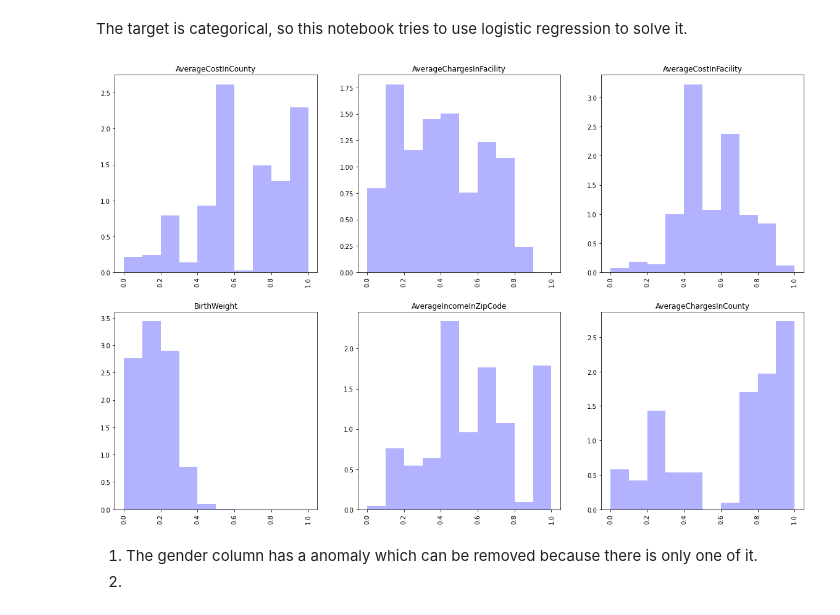
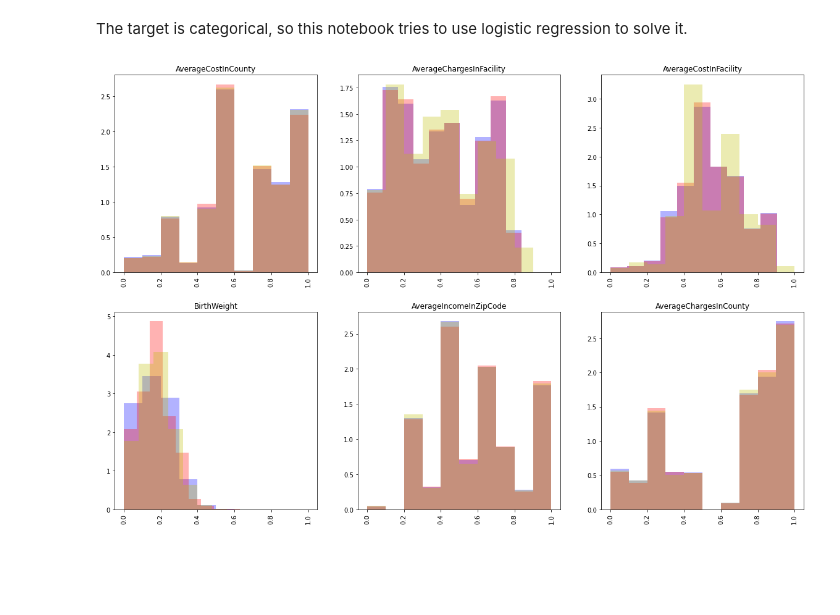
Before and after one commit to qinqin65/MachineLerningAssignment1, a Jupyter notebook: s3805989_assignment1.ipynb, the cells around one changed output. Drawn from its saved outputs; the diff is of its cells as text; code cells hidden in the pictures; blank space fills up the shorter version.

Commit message:
logistic regresion with poor performance

```diff
--- a/s3805989_assignment1.ipynb
+++ b/s3805989_assignment1.ipynb
@@ -262,23 +268,42 @@ The target is categorical, so this notebook tries to use logistic regression to
 # data copy
 data_for_logistical_rgression = data.copy()
 # %%
-features_scaled = features[numerical_attributes].copy()
+# data scaling
+transform_attributes = ['AverageCostInFacility', 'AverageIncomeInZipCode']
+powertransformer = PowerTransformer(standardize=False).fit(data_for_logistical_rgression.loc[:, transform_attributes])
+data_for_logistical_rgression.loc[:, transform_attributes] = powertransformer.transform(data_for_logistical_rgression.loc[:, transform_attributes])
 
-transform_attributes = ['AverageCostInFacility', 'AverageIncomeInZipCode']
-powertransformer = PowerTransformer(standardize=False).fit(features_scaled.loc[:, transform_attributes])
-features_scaled.loc[:, transform_attributes] = powertransformer.transform(features_scaled.loc[:, transform_attributes])
-
-minmaxscaler = MinMaxScaler().fit(features_scaled.loc[:, minmax_attributes])
-features_scaled.loc[:, minmax_attributes] = minmaxscaler.transform(features_scaled.loc[:, minmax_attributes])
+minmaxscaler = MinMaxScaler().fit(data_for_logistical_rgression.loc[:, numerical_attributes])
+data_for_logistical_rgression.loc[:, numerical_attributes] = minmaxscaler.transform(data_for_logistical_rgression.loc[:, numerical_attributes])
+# %%
+# one hot encoding
+OneHotEncoder_logistic_regression = OneHotEncoder()
+OneHotEncoder_logistic_regression.fit(data_for_logistical_rgression[norminal_attributes])
+
+onehot_ = OneHotEncoder_logistic_regression.transform(data_for_logistical_rgression[norminal_attributes]).toarray()
+
+for i, col_name in enumerate(norminal_attributes):
+    for j in range(len(OneHotEncoder_logistic_regression.categories_[0])):
+        data_for_logistical_rgression[col_name + '_' + str(OneHotEncoder_logistic_regression.categories_[i][j])] = onehot_[:,j]
+
+data_for_logistical_rgression.drop(norminal_attributes, inplace=True, axis=1)
+# %%
+# split 60/20/20
+with pd.option_context('mode.chained_assignment', None):
+    train_data_tmp, test_data_logistical_rgression = train_test_split(data_for_logistical_rgression, test_size=0.2,
+                                              shuffle=True,random_state=0)
+
+with pd.option_context('mode.chained_assignment', None):
+    train_data_logistical_rgression, val_data_logistical_rgression = train_test_split(train_data_tmp, test_size=0.25,
+                                            shuffle=True,random_state=0)
 # %%
 plt.figure(figsize=(20,20))
-for i, col in enumerate(features_scaled.columns):
+for i, col in enumerate(numerical_attributes):
     plt.subplot(3,3,i+1)
-    plt.hist(features_scaled[col], alpha=0.3, color='b', density=True)
+    plt.hist(train_data_logistical_rgression[col], alpha=0.3, color='b', density=True)
+    plt.hist(test_data_logistical_rgression[col], alpha=0.3, color='r', density=True)
+    plt.hist(val_data_logistical_rgression[col], alpha=0.3, color='y', density=True)
     plt.title(col)
     plt.xticks(rotation='vertical')
 # %% [output]
-[figure, old version]
+[figure, new version]
-# %% [markdown]
-1. The gender column has a anomaly which can be removed because there is only one of it.
-2.
```
Also changed, not shown: parts of 2 cells of this notebook.
